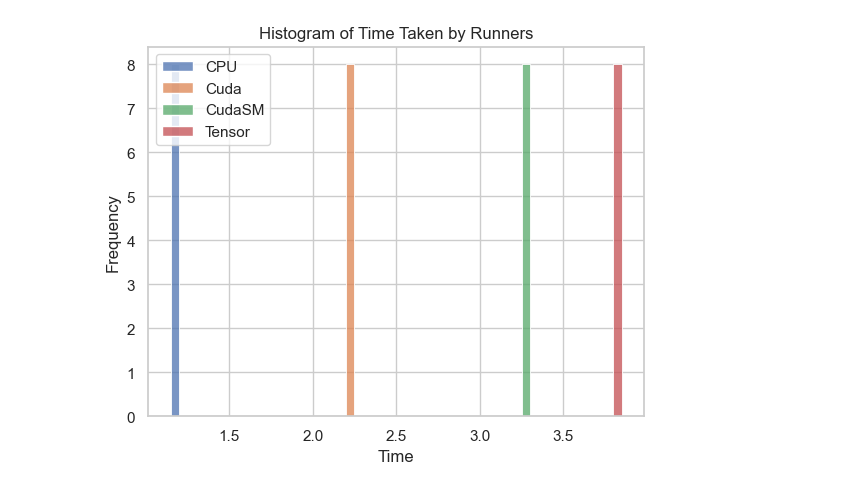
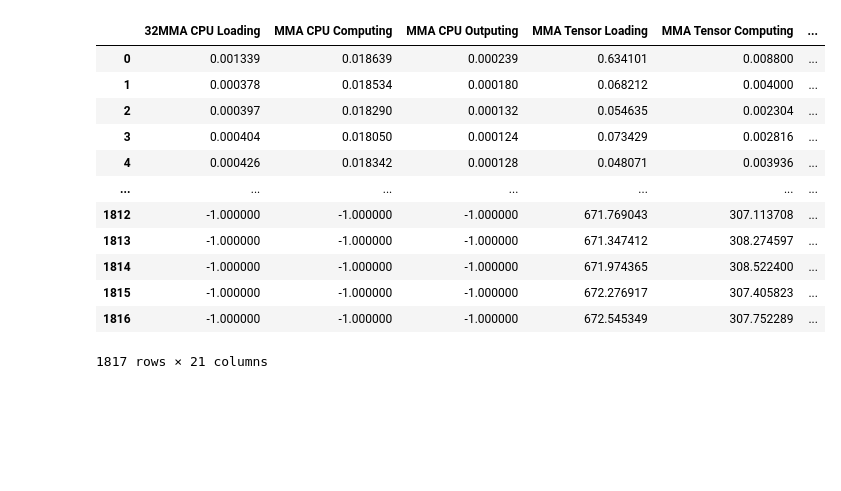
Before and after one commit to John-Carlsson/HPC, a Jupyter notebook: HPC-Project-Template/stats.ipynb, the cells around one changed output. Saved outputs shown, nothing was run; the diff lists cells and outputs as text; code cells hidden in the pictures; blank space fills up the shorter version.

```diff
--- a/HPC-Project-Template/stats.ipynb
+++ b/HPC-Project-Template/stats.ipynb
@@ -130,30 +6,25 @@ g.set_ylabel('Computation Time (s)')
-# %%
-import matplotlib.pyplot as plt
-df = pd.DataFrame(columns=['CPU', 'Cuda', 'CudaSM', 'Tensor'], index=mat_size[:-1])
-
-df.loc[:,'CPU'] = [1,1,1,1,1,1,1,1]
-df.loc[:,'Cuda'] = [2,2,2,2,2,2,2,2]
-df.loc[:,'CudaSM'] = [3,3,3,3,3,3,3,3]
-df.loc[:,'Tensor'] = [4,4,4,4,4,4,4,4]
-df
-
-#sns.histplot(x = df.index,y = df.columns, multiple='dodge', shrink = 0.4)
-# Create the histogram
-sns.histplot(data=df, bins='auto', multiple='dodge', shrink = 0.4)
-
-# Set labels and title
-plt.xlabel('Time')
-plt.ylabel('Frequency')
-plt.title('Histogram of Time Taken by Runners')
-
-# Show the plot
-plt.show()
-# %% [output]
-[figure, removed]
 # %%
 import pandas as pd
 import numpy as np
 
-df = pd.read_csv("/Users/johncarlsson/Desktop/HPC/Src/results.csv")
+df = pd.read_csv("/Users/johncarlsson/Desktop/HPC/SrcPanda4x4/results/run3/results.csv")
 
-df.to_excel("results.xlsx", index=False)
+
+
+df.drop(['Unnamed: 24','MMA Tensor Shared Loading', 'MMA Tensor Shared Computing','MMA Tensor Shared Outputing'], inplace=True, axis=1)
+#df.to_excel("results.xlsx", index=False)
+df
+# %% [output]
+|  | 32MMA CPU Loading | MMA CPU Computing | MMA CPU Outputing | MMA Tensor Loading | MMA Tensor Computing | ... |
+| 0 | 0.001339 | 0.018639 | 0.000239 | 0.634101 | 0.008800 | ... |
+| 1 | 0.000378 | 0.018534 | 0.000180 | 0.068212 | 0.004000 | ... |
+| 2 | 0.000397 | 0.018290 | 0.000132 | 0.054635 | 0.002304 | ... |
+| 3 | 0.000404 | 0.018050 | 0.000124 | 0.073429 | 0.002816 | ... |
+| 4 | 0.000426 | 0.018342 | 0.000128 | 0.048071 | 0.003936 | ... |
+| ... | ... | ... | ... | ... | ... | ... |
+| 1812 | -1.000000 | -1.000000 | -1.000000 | 671.769043 | 307.113708 | ... |
+| 1813 | -1.000000 | -1.000000 | -1.000000 | 671.347412 | 308.274597 | ... |
+| 1814 | -1.000000 | -1.000000 | -1.000000 | 671.974365 | 308.522400 | ... |
+| 1815 | -1.000000 | -1.000000 | -1.000000 | 672.276917 | 307.405823 | ... |
+| 1816 | -1.000000 | -1.000000 | -1.000000 | 672.545349 | 307.752289 | ... |
+1817 rows × 21 columns
```
Also changed, not shown: parts of 17 cells of this notebook, 51 other files.
